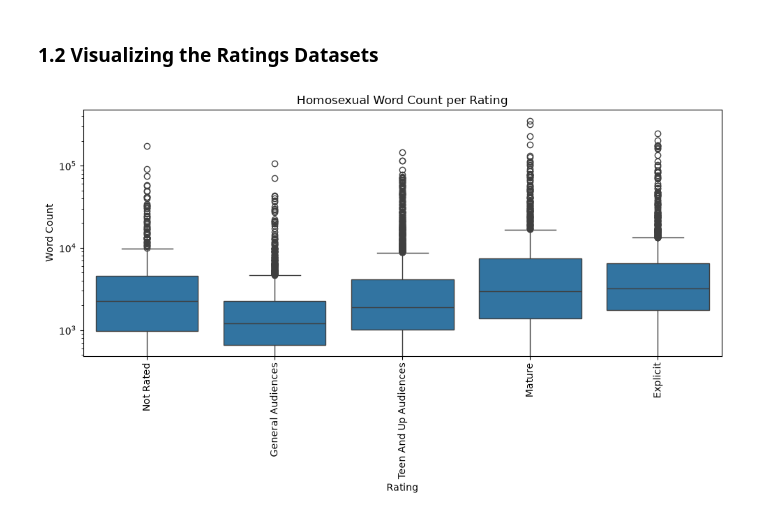
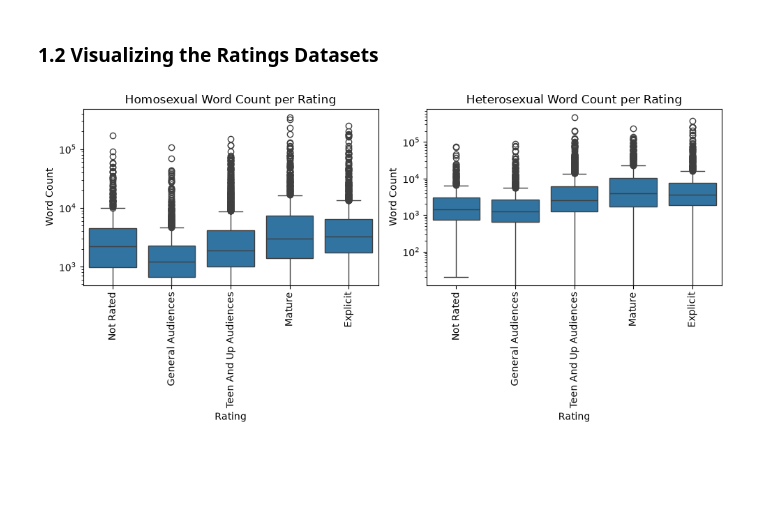
Before and after one commit to Cameron-Meinsma/ma_dh_thesis_v2, a Jupyter notebook: sub_rq_3_word_count.ipynb, the cells around one changed output. Saved outputs shown, nothing was run; the diff lists cells and outputs as text; code cells hidden in the pictures; blank space fills up the shorter version.

Commit message:
Created box plots for the ratings

```diff
--- a/sub_rq_3_word_count.ipynb
+++ b/sub_rq_3_word_count.ipynb
@@ -83,6 +83,7 @@ plt.show()
 # %%
 ratings = ["Not Rated", "General Audiences", "Teen And Up Audiences", "Mature", "Explicit"]
 
+# Filtered by F/F + M/M
 ff_mm_wc_ratings = pl.DataFrame()
 for rating in ratings:
     ff_mm_wc_rating = df_metadata.filter(
@@ -92,5 +93,17 @@ for rating in ratings:
     ).select(pl.col("words").value_counts()).unnest("words").with_columns(new_column = pl.lit(rating)).rename({"new_column": "Rating"})
     ff_mm_wc_ratings = pl.concat([ff_mm_wc_ratings, ff_mm_wc_rating])
 
-ff_mm_wc_ratings
+# Filtered by F/F + M/M
+fm_wc_ratings = pl.DataFrame()
+for rating in ratings:
+    fm_wc_rating = df_metadata.filter(
+        (pl.col("Category") == "F/M") &
+        (pl.col("Rating") == rating)
+    ).select(pl.col("words").value_counts()).unnest("words").with_columns(new_column = pl.lit(rating)).rename({"new_column": "Rating"})
+    fm_wc_ratings = pl.concat([fm_wc_ratings, fm_wc_rating])
+
+print("Homosexual Ratings Amount per word count:")
+ff_mm_wc_ratings.show()
+print("Heterosexual Ratings Amount per word count:")
+fm_wc_ratings.show()
 # %% [output]
@@ -111,26 +128,49 @@ shape: (5_024, 3)
 # %% [markdown]
 ### 1.2 Visualizing the Ratings Datasets
 # %%
+ratings = ["Not Rated", "General Audiences", "Teen And Up Audiences", "Mature", "Explicit"]
+
+fig, ax = plt.subplots(1, 2, figsize=(10, 5)) # Set figure size
+
 # Filtered by F/F + M/M
 ff_mm_ratings_boxplot = ff_mm_wc_ratings.to_pandas() # Convert Polars to pandas
-ff_mm_ratings_boxplot = ff_mm_ratings_boxplot.loc[ff_mm_ratings_boxplot.index.repeat(ff_mm_ratings_boxplot["count"])] # Repeat each row according to its frequency
+ff_mm_ratings_boxplot = ff_mm_ratings_boxplot.loc[ff_mm_ratings_boxplot.index.repeat(ff_mm_ratings_boxplot["count"])].reset_index(drop=True) # Repeat each row according to its frequency
 
 # Create the box plots
-plt.figure(figsize=(10, 6))
-
-sns.boxplot(
+ax[0] = sns.boxplot(
     data=ff_mm_ratings_boxplot,
     x="Rating",
-    y="words"
+    y="words",
+    ax=ax[0]
 )
 
-plt.yscale("log")
+ax[0].set_xlabel("Rating")
+ax[0].set_ylabel("Word Count")
+ax[0].set_title("Homosexual Word Count per Rating")
 
-plt.xlabel("Rating")
-plt.ylabel("Word Count")
-plt.title("Homosexual Word Count per Rating")
-plt.xticks(rotation=90)
+# Filtered by F/M
+fm_ratings_boxplot = fm_wc_ratings.to_pandas() # Convert Polars to pandas
+fm_ratings_boxplot = fm_ratings_boxplot.loc[fm_ratings_boxplot.index.repeat(fm_ratings_boxplot["count"])].reset_index(drop=True) # Repeat each row according to its frequency
+
+# Create the box plots
+sns.boxplot(
+    data=fm_ratings_boxplot,
+    x="Rating",
+    y="words",
+    ax=ax[1]
+)
+
+ax[1].set_xlabel("Rating")
+ax[1].set_ylabel("Word Count")
+ax[1].set_title("Heterosexual Word Count per Rating")
+
+ax[0].set_yscale("log")
+ax[1].set_yscale("log")
+
+ax[0].set_xticklabels(ratings, rotation=90)
+ax[1].set_xticklabels(ratings, rotation=90)
+
 plt.tight_layout()
 plt.show()
 # %% [output]
-[figure, old version]
+[figure, new version]
```
Also changed, not shown: parts of 1 cell of this notebook.
